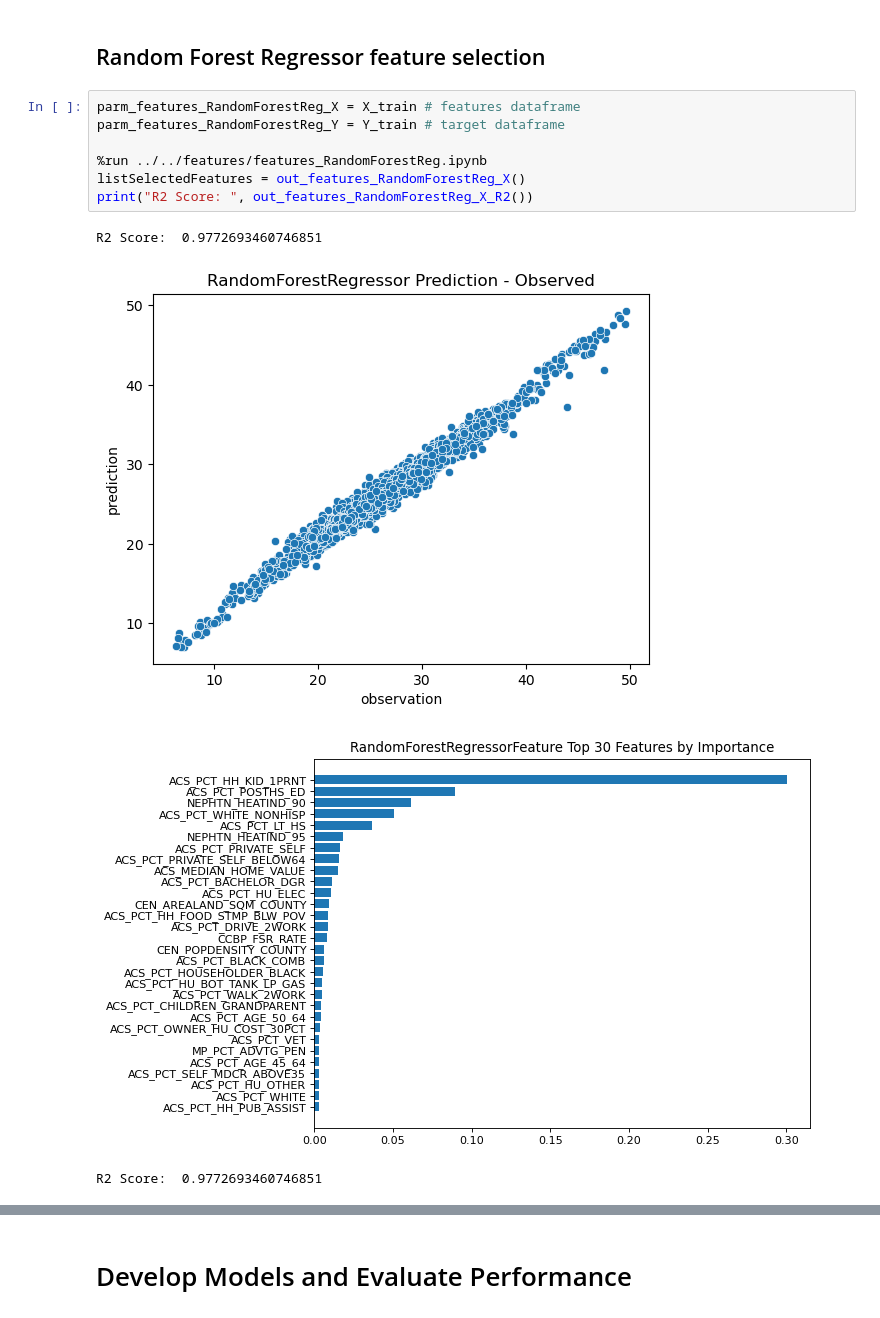
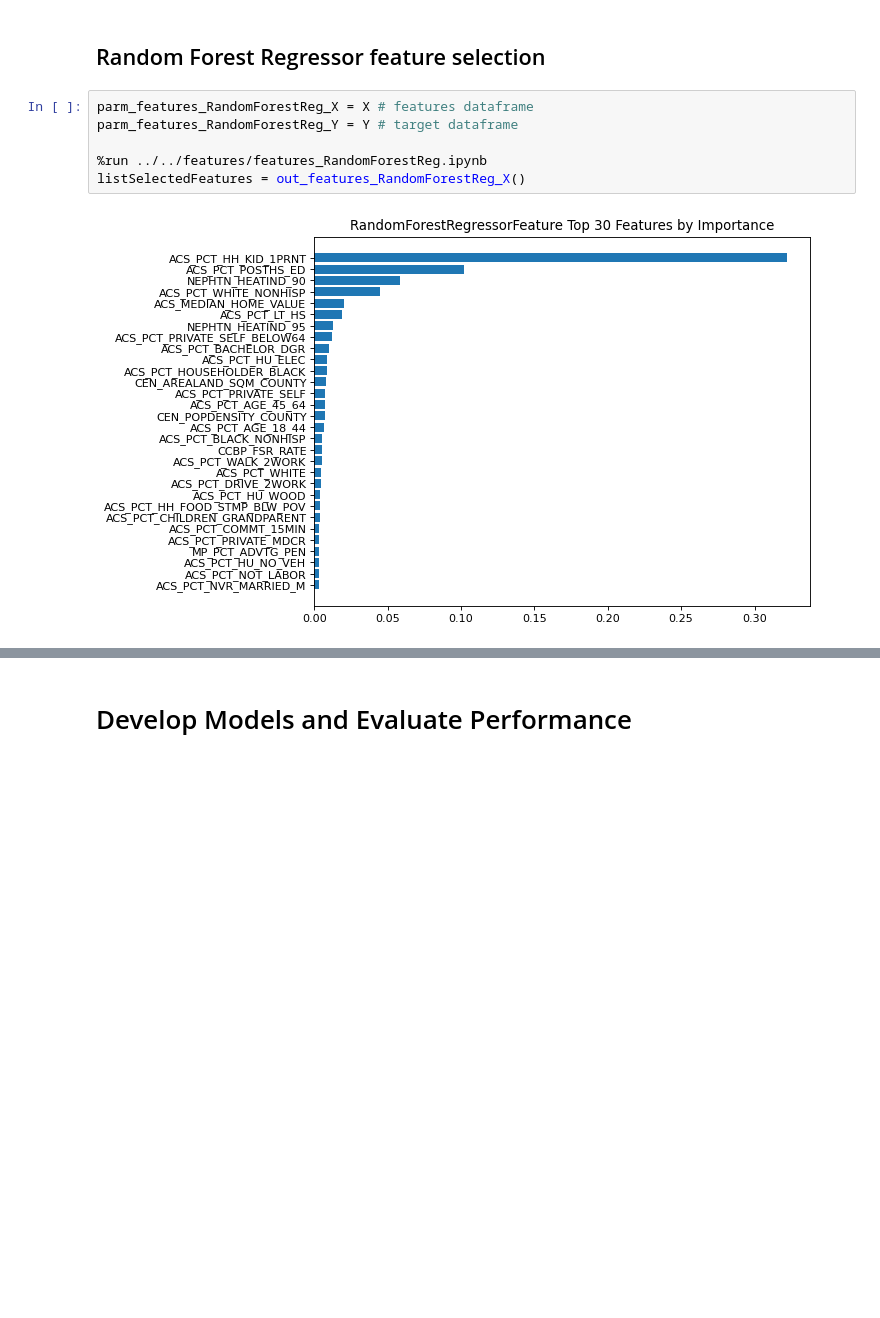
Before and after one commit to SocialHealthAI/SDOH-Models, a Jupyter notebook: chronic-disease/cms-ahrq-diabetes/cms_ahrq_diabetes.ipynb, the cells around one changed output, grey strips where cells are left out. Drawn from its saved outputs; the diff is of its cells as text; blank space fills up the shorter version.

```diff
--- a/chronic-disease/cms-ahrq-diabetes/cms_ahrq_diabetes.ipynb
+++ b/chronic-disease/cms-ahrq-diabetes/cms_ahrq_diabetes.ipynb
@@ -77,15 +64,11 @@ pd.set_option('display.max_rows', 20)
 # %% [markdown]
 ## Random Forest Regressor feature selection
 # %%
-parm_features_RandomForestReg_X = X_train # features dataframe
-parm_features_RandomForestReg_Y = Y_train # target dataframe
+parm_features_RandomForestReg_X = X # features dataframe
+parm_features_RandomForestReg_Y = Y # target dataframe
 
 %run ../../features/features_RandomForestReg.ipynb
 listSelectedFeatures = out_features_RandomForestReg_X()
-print("R2 Score: ", out_features_RandomForestReg_X_R2())
 # %% [output]
-R2 Score:  0.9772693460746851
-[figure, old version]
+[figure, new version]
-[figure, removed]
-R2 Score:  0.9772693460746851
 # %%
```
Also changed, not shown: parts of 25 cells of this notebook, 3 other files.
